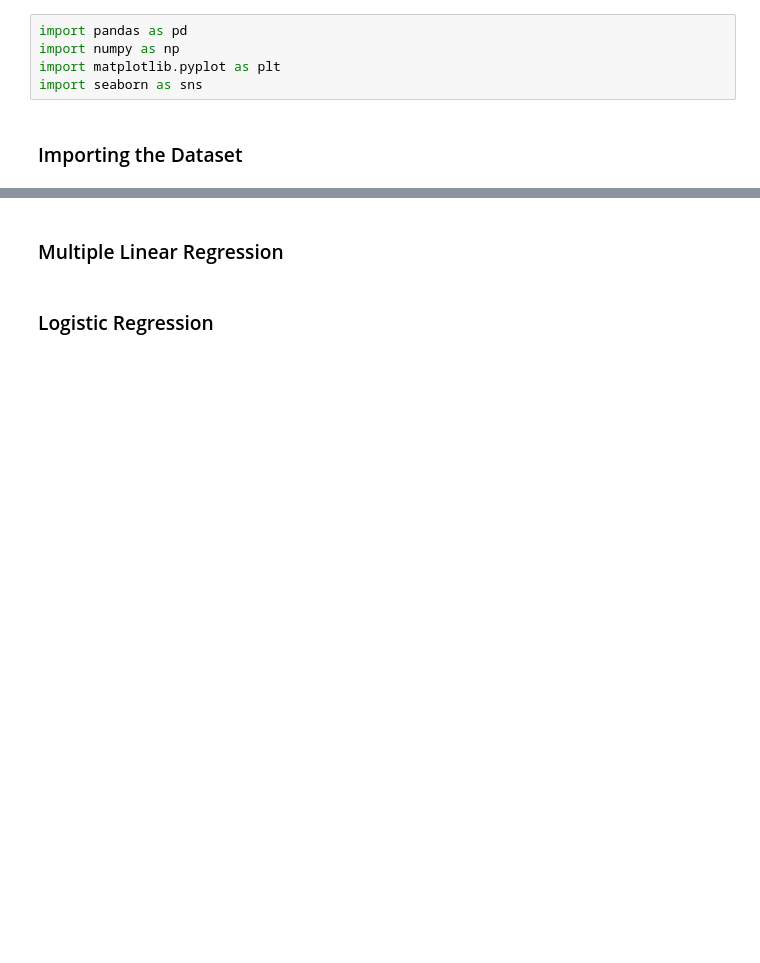
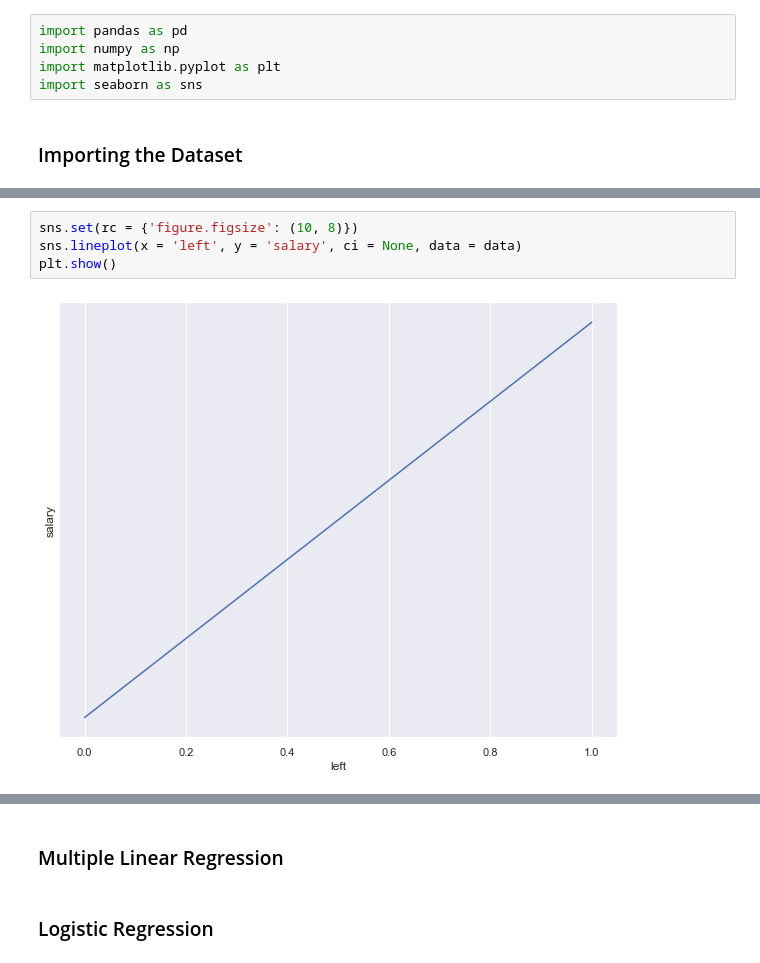
Before and after one commit to morganhardin/DS160_Final_Project_MEH, a Jupyter notebook: DS160_Final_Project_MEH.ipynb, the cells around one changed output, grey strips where cells are left out. Drawn from its saved outputs; the diff is of its cells as text; blank space fills up the shorter version.

```diff
--- a/DS160_Final_Project_MEH.ipynb
+++ b/DS160_Final_Project_MEH.ipynb
@@ -27,0 +164,6 @@ import seaborn as sns
+# %%
+sns.set(rc = {'figure.figsize': (10, 8)})
+sns.lineplot(x = 'left', y = 'salary', ci = None, data = data)
+plt.show()
+# %% [output]
+[figure, added]
```
Also changed, not shown: parts of 46 cells of this notebook.
